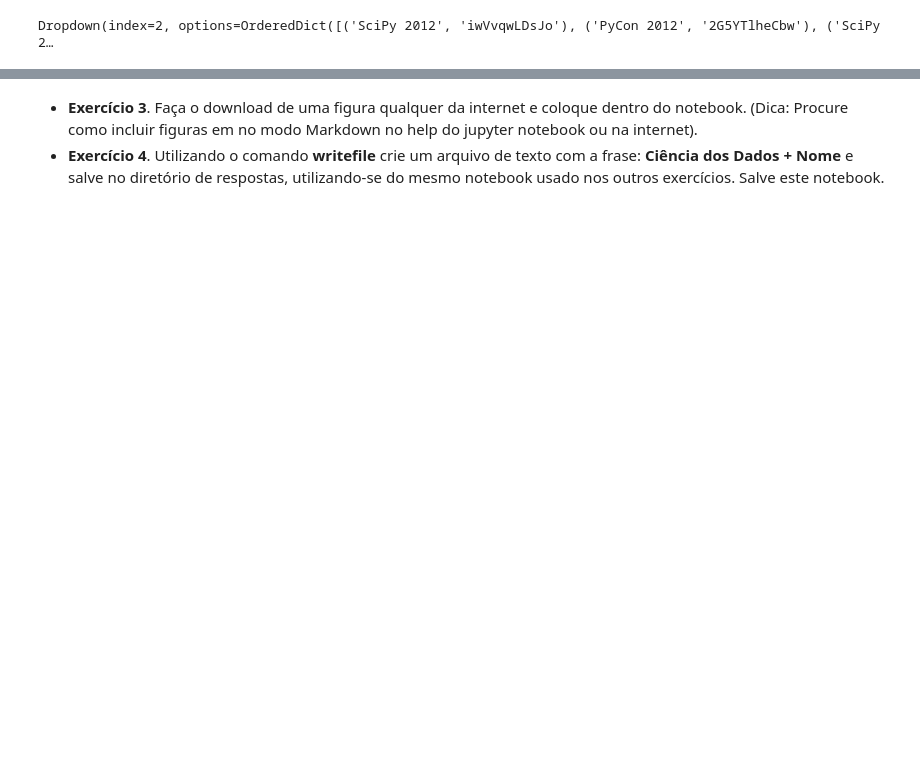
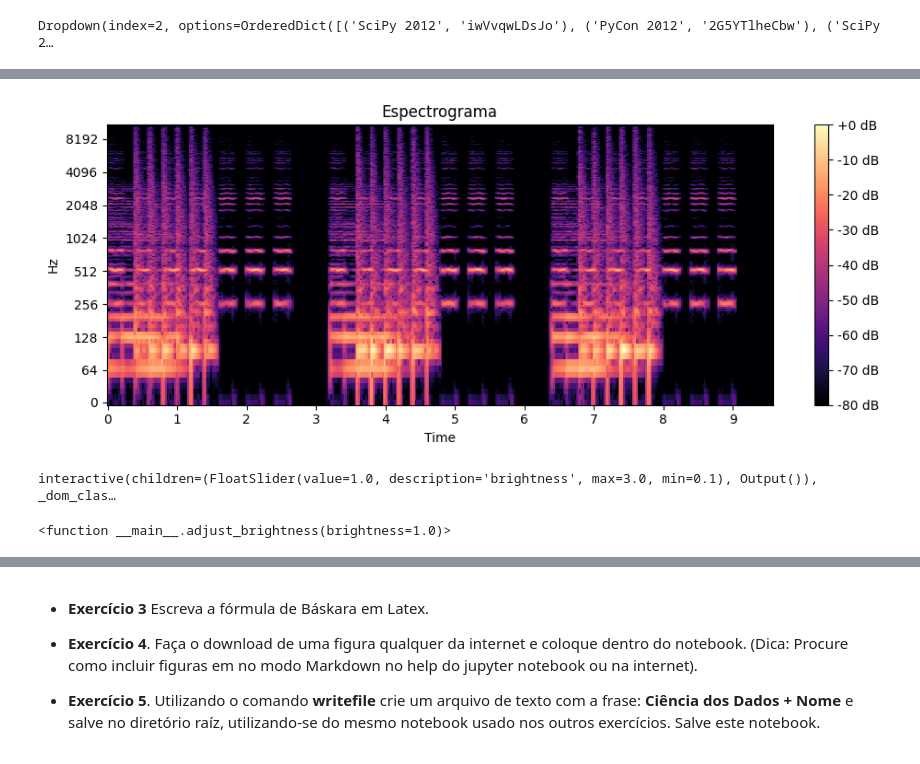
Before and after one commit to neylemkeunesp/CienciadosDados2024, a Jupyter notebook: Aula03/jupyter.interfaceColab.ipynb, the cells around one changed output, grey strips where cells are left out. Saved outputs shown, nothing was run; the diff lists cells and outputs as text; code cells hidden in the pictures; blank space fills up the shorter version.

```diff
--- a/Aula03/jupyter.interfaceColab.ipynb
+++ b/Aula03/jupyter.interfaceColab.ipynb
@@ -266,8 +279,47 @@ Dropdown(index=2, options=OrderedDict([('SciPy 2012', 'iwVvqwLDsJo'), ('PyCon 20
+# %%
+import librosa
+import librosa.display
+import matplotlib.pyplot as plt
+import numpy as np
+
+# Carregar o áudio
+y, sr = librosa.load('sample-9s.wav')
+
+# Exibir o espectrograma
+plt.figure(figsize=(10, 4))
+D = librosa.amplitude_to_db(np.abs(librosa.stft(y)), ref=np.max)
+librosa.display.specshow(D, sr=sr, x_axis='time', y_axis='log')
+plt.colorbar(format='%+2.0f dB')
+plt.title('Espectrograma')
+plt.tight_layout()
+plt.show()
+# %% [output]
+[figure, added]
+# %%
+from PIL import Image, ImageEnhance
+import matplotlib.pyplot as plt
+from ipywidgets import interact, FloatSlider
+
+# Função para ajustar o brilho
+def adjust_brightness(brightness=1.0):
+    img = Image.open('neylemke_Imagine_of_a_software_factory_in_the_cathedral_--v_6_8de08740-760f-4bd4-9c5e-73c17d097fde_0.png')
+    enhancer = ImageEnhance.Brightness(img)
+    img_enhanced = enhancer.enhance(brightness)
+    plt.imshow(img_enhanced)
+    plt.axis('off')
+    plt.show()
+
+interact(adjust_brightness, brightness=FloatSlider(value=1.0, min=0.1, max=3.0, step=0.1))
+# %% [output]
+interactive(children=(FloatSlider(value=1.0, description='brightness', max=3.0, min=0.1), Output()), _dom_clas…
+<function __main__.adjust_brightness(brightness=1.0)>
 # %% [markdown]
 - **Exercício 1**. Crie um novo jupyter notebook em **new** e utilizando-se do modo Markdown escreva um título com nome: **Ciência de Dados** e subtitulo escrito **Explorando o interface do Colab**.
 - **Exercício 2**. Ainda no mesmo notebook escreva a equação abaixo em LaTeX:
 
 ![eq. Latex](exc5.png)
 # %% [markdown]
-- **Exercício 3**. Faça o download de uma figura qualquer da internet e coloque dentro do notebook.  (Dica: Procure como incluir figuras em no modo Markdown no help do jupyter notebook ou na internet).
-- **Exercício 4**.  Utilizando o comando **writefile** crie um arquivo de texto com a frase: **Ciência dos Dados + Nome** e salve no diretório de respostas, utilizando-se do mesmo notebook usado nos outros exercícios. Salve este notebook.
+- **Exercício 3** Escreva a fórmula de Báskara em Latex.
+
+- **Exercício 4**. Faça o download de uma figura qualquer da internet e coloque dentro do notebook.  (Dica: Procure como incluir figuras em no modo Markdown no help do jupyter notebook ou na internet).
+- **Exercício 5**.  Utilizando o comando **writefile** crie um arquivo de texto com a frase: **Ciência dos Dados + Nome** e salve no diretório raíz, utilizando-se do mesmo notebook usado nos outros exercícios. Salve este notebook.
```
Also changed, not shown: parts of 1 cell of this notebook.
